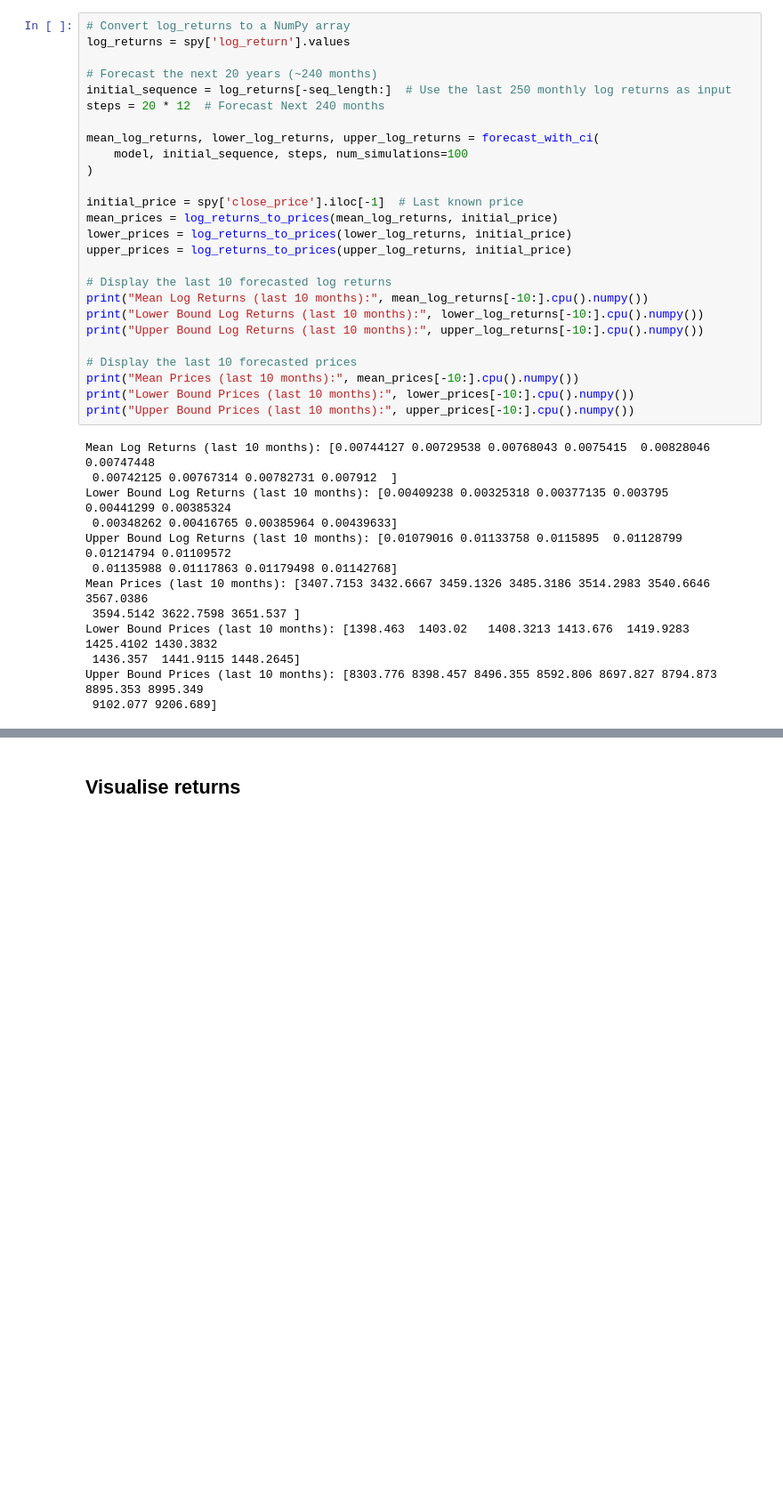
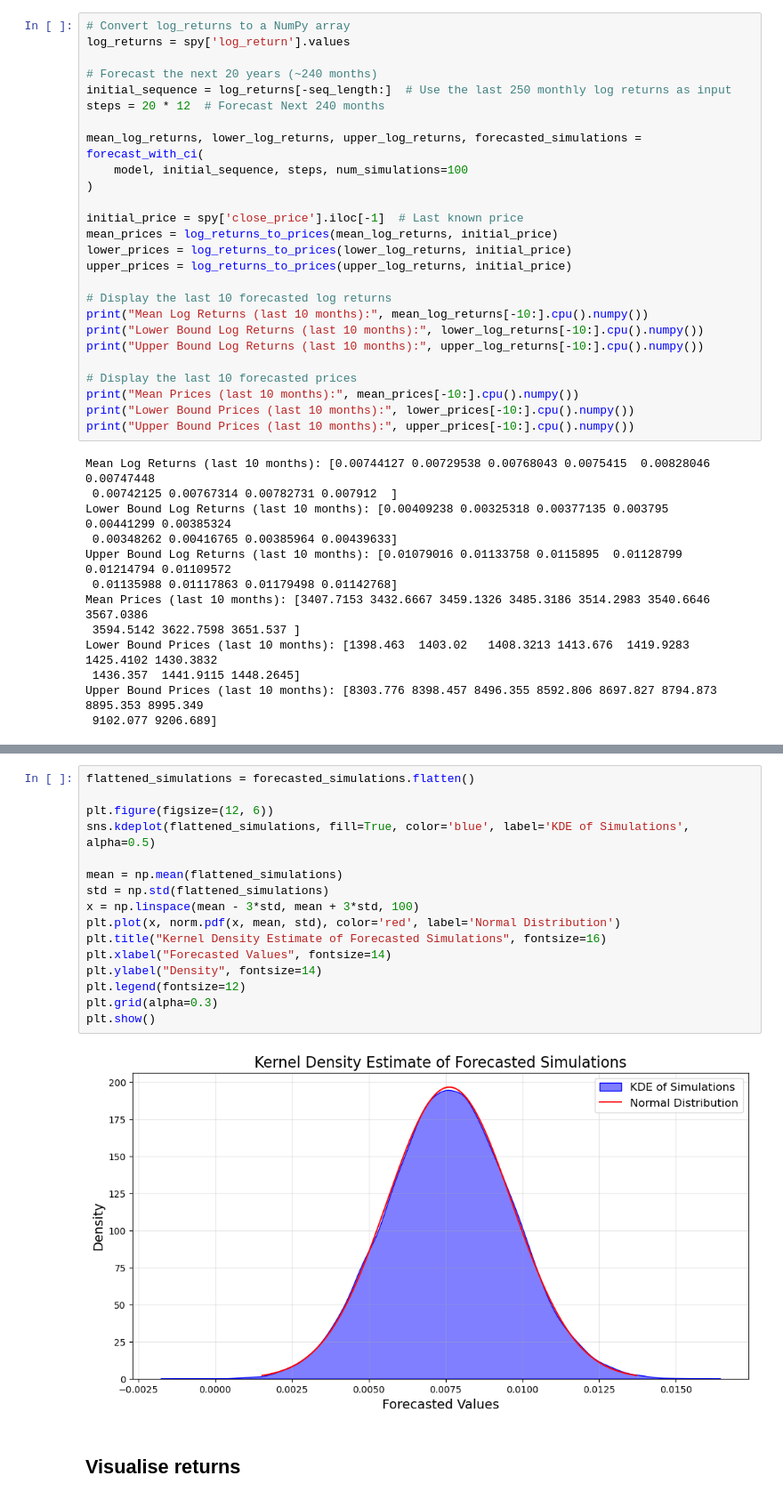
Before and after one commit to dhcchh/SPY-Analytics-Forecasting-Project, a Jupyter notebook: ML-Notebooks/ML-LSTM.ipynb, the cells around one changed output, grey strips where cells are left out. Shown at 89% size. Saved outputs shown, nothing was run; the diff lists cells and outputs as text; blank space fills up the shorter version.

```diff
--- a/ML-Notebooks/ML-LSTM.ipynb
+++ b/ML-Notebooks/ML-LSTM.ipynb
@@ -192,7 +194,7 @@ log_returns = spy['log_return'].values
 initial_sequence = log_returns[-seq_length:]  # Use the last 250 monthly log returns as input
 steps = 20 * 12  # Forecast Next 240 months
 
-mean_log_returns, lower_log_returns, upper_log_returns = forecast_with_ci(
+mean_log_returns, lower_log_returns, upper_log_returns, forecasted_simulations = forecast_with_ci(
     model, initial_sequence, steps, num_simulations=100
 )
 
@@ -226,3 +230,21 @@ Upper Bound Prices (last 10 months): [8303.776 8398.457 8496.355 8592.806 8697.8
+# %%
+flattened_simulations = forecasted_simulations.flatten()
+
+plt.figure(figsize=(12, 6))
+sns.kdeplot(flattened_simulations, fill=True, color='blue', label='KDE of Simulations', alpha=0.5)
+
+mean = np.mean(flattened_simulations)
+std = np.std(flattened_simulations)
+x = np.linspace(mean - 3*std, mean + 3*std, 100)
+plt.plot(x, norm.pdf(x, mean, std), color='red', label='Normal Distribution')
+plt.title("Kernel Density Estimate of Forecasted Simulations", fontsize=16)
+plt.xlabel("Forecasted Values", fontsize=14)
+plt.ylabel("Density", fontsize=14)
+plt.legend(fontsize=12)
+plt.grid(alpha=0.3)
+plt.show()
+# %% [output]
+[figure, added]
 # %% [markdown]
 ## Visualise returns
 # %%
```
Also changed, not shown: parts of 3 cells of this notebook.
